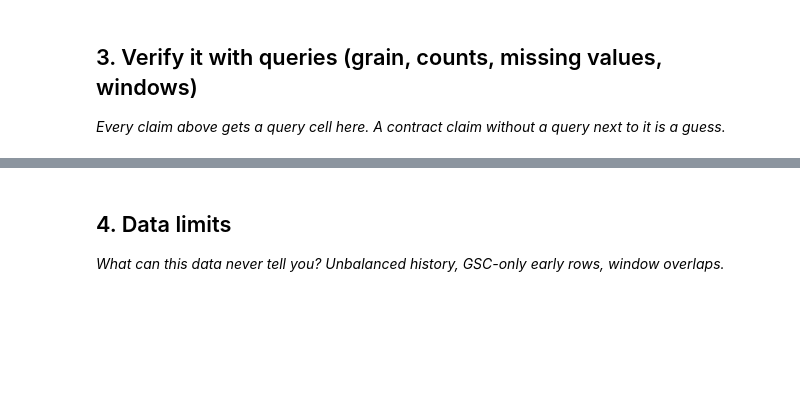
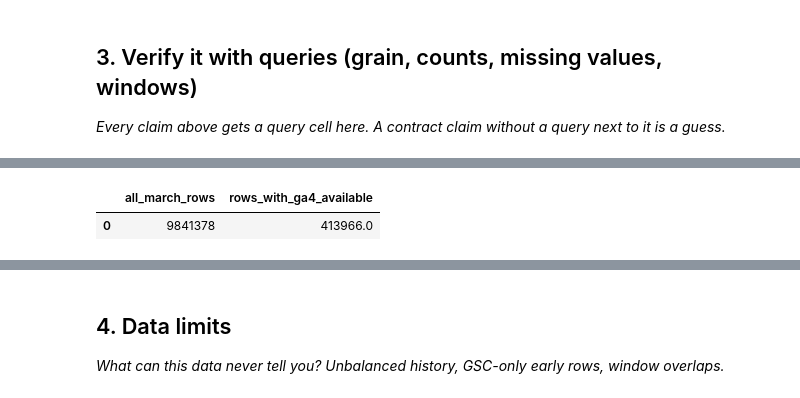
Before and after one commit to avi-dot-ai/FL-W, a Jupyter notebook: work/notebooks/w03_data_contract.ipynb, the cells around one changed output, grey strips where cells are left out. Drawn from its saved outputs; the diff is of its cells as text; code cells hidden in the pictures; blank space fills up the shorter version.

```diff
--- a/work/notebooks/w03_data_contract.ipynb
+++ b/work/notebooks/w03_data_contract.ipynb
@@ -29,0 +78,11 @@ This skeleton is yours to fill. Work the sections **in order** — each one has
+# %%
+# Verification 3 — GA4 availability. FALSE is unavailable, not zero engagement.
+con.sql(f"""
+    SELECT COUNT(*) AS all_march_rows,
+           SUM(CASE WHEN ga4_data_available IS TRUE THEN 1 ELSE 0 END)
+             AS rows_with_ga4_available
+    FROM {MARCH}
+""").df()
+# %% [output]
+|  | all_march_rows | rows_with_ga4_available |
+| 0 | 9841378 | 413966.0 |
```
Also changed, not shown: parts of 18 cells of this notebook.
